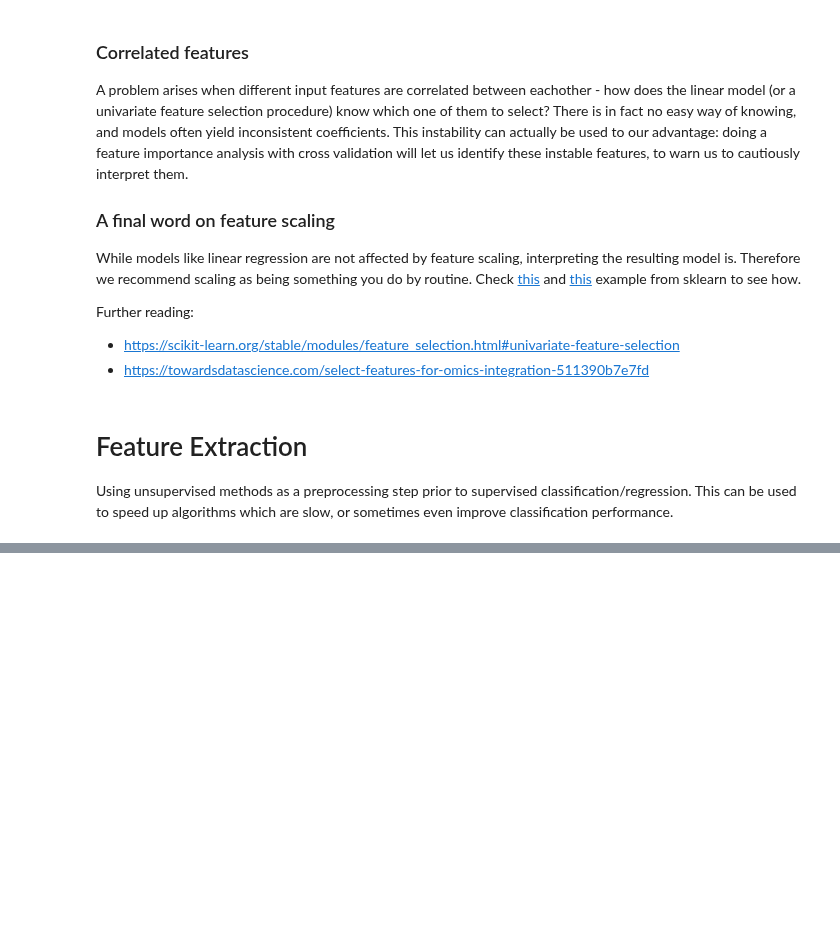
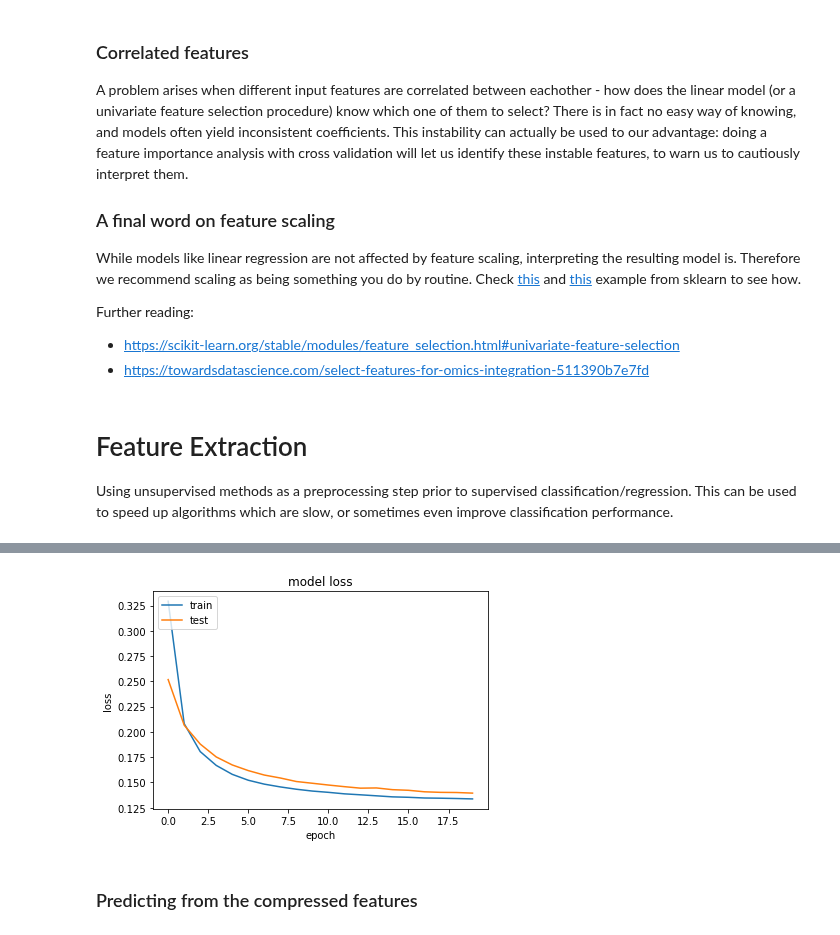
Before and after one commit to oercompbiomed/CBM101, a Jupyter notebook: F_Machine_learning/2_Supervised-Learning/4_Feature_selection.ipynb, the cells around one changed output, grey strips where cells are left out. Saved outputs shown, nothing was run; the diff lists cells and outputs as text; code cells hidden in the pictures; blank space fills up the shorter version.

Commit message:
tested with autoencoder for feature extraction

```diff
--- a/F_Machine_learning/2_Supervised-Learning/4_Feature_selection.ipynb
+++ b/F_Machine_learning/2_Supervised-Learning/4_Feature_selection.ipynb
@@ -516,8 +506,16 @@ weighted avg       0.96      0.96      0.96       143
 # %%
-from tensorflow.keras import datasets as ds
-fashion_mnist = ds.fashion_mnist
-(train_images, train_labels), (test_images, test_labels) = fashion_mnist.load_data()
-
-# flatten
-train_images = train_images.reshape(60000, 28*28)
-test_images = test_images.reshape(10000, 28*28)
+# unflatten
+train_images = train_images.reshape(60000, 28, 28)
+test_images = test_images.reshape(10000, 28, 28)
+# %%
+IMG_SHAPE = train_images.shape[1:]
+print(IMG_SHAPE)
+encoder, decoder = build_autoencoder(IMG_SHAPE, 100)
+
+inp = Input(IMG_SHAPE)
+code = encoder(inp)
+reconstruction = decoder(code)
+
+autoencoder = Model(inp,reconstruction)
+autoencoder.compile(optimizer='adamax', loss='mse')
+print(autoencoder.summary())
@@ -523,0 +541,3 @@ test_images = test_images.reshape(10000, 28*28)
+# %%
+history = autoencoder.fit(x=train_images, y=train_images, epochs=20)#,
+                #validation_data=[test_images, test_images])
@@ -523,0 +560,12 @@ test_images = test_images.reshape(10000, 28*28)
+# %%
+plt.plot(history.history['loss'])
+plt.plot(history.history['val_loss'])
+plt.title('model loss')
+plt.ylabel('loss')
+plt.xlabel('epoch')
+plt.legend(['train', 'test'], loc='upper left')
+plt.show()
+# %% [output]
+[figure, added]
+# %% [markdown]
+### Predicting  from the compressed features
```
Also changed, not shown: parts of 20 cells of this notebook.
